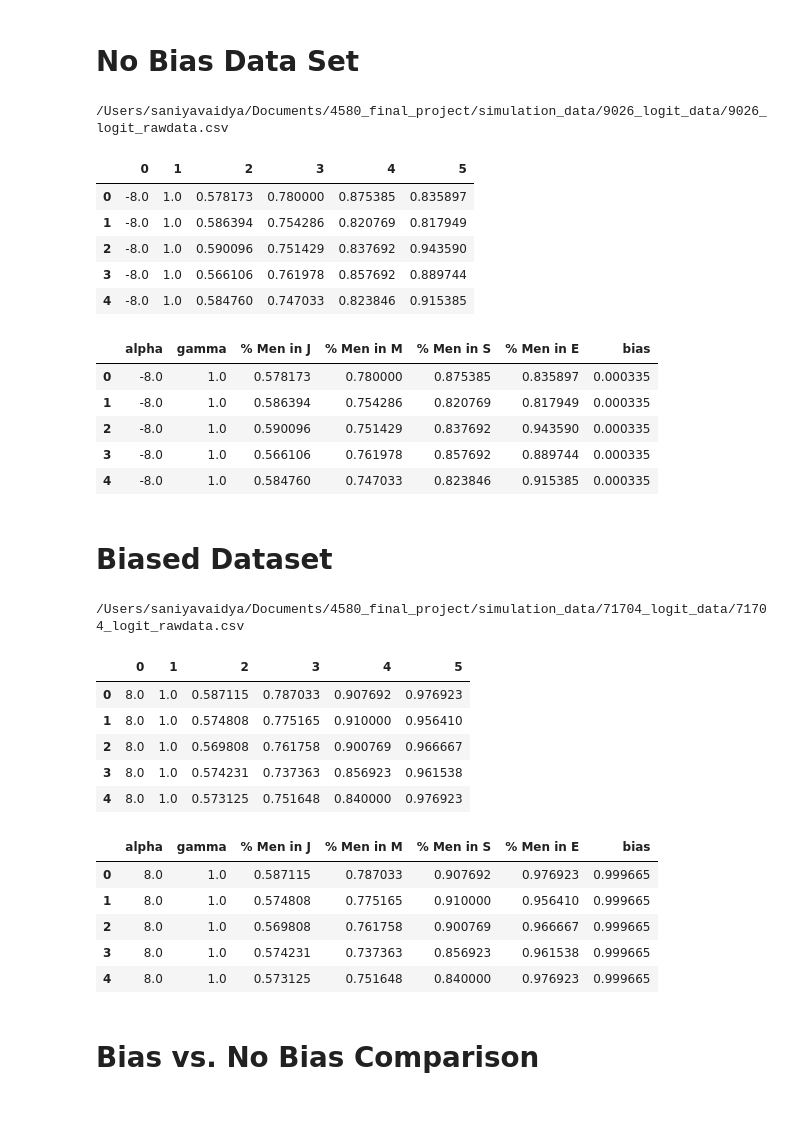
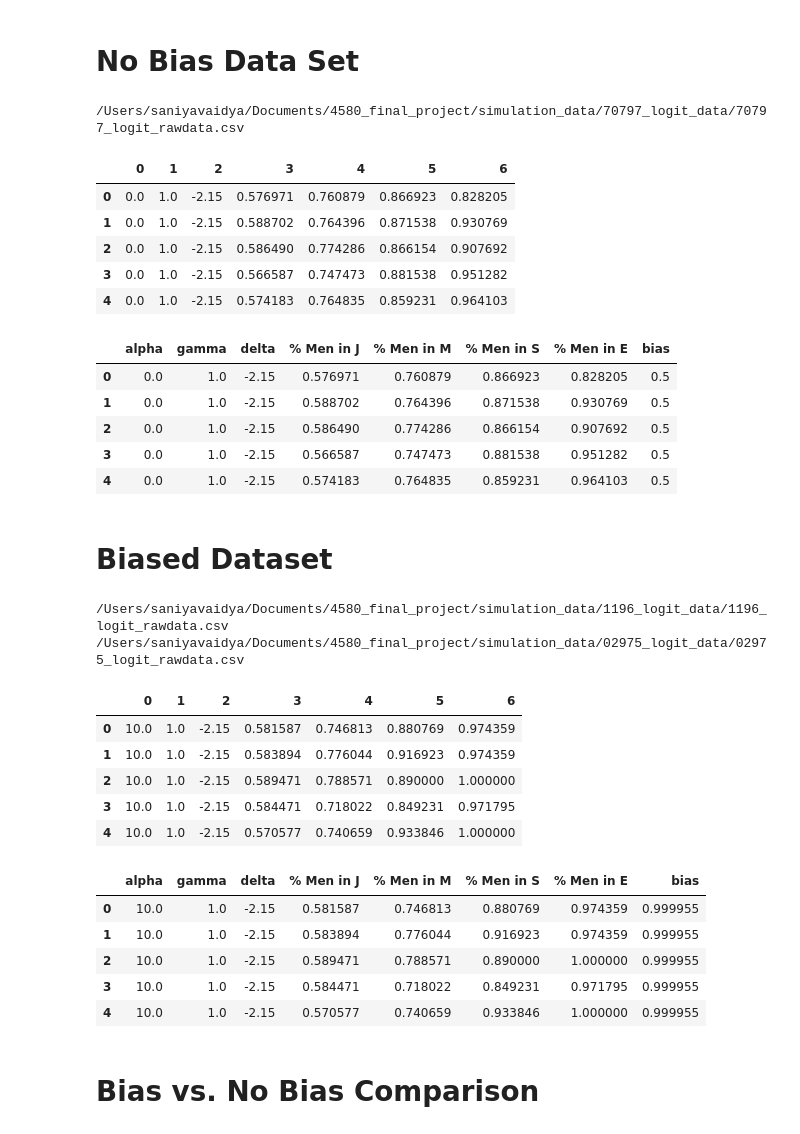
Before and after one commit to bmosh/4580_final_project, a Jupyter notebook: Linear_Regression.ipynb, the cells around one changed output. Cells and saved outputs as stored; diff of their text form; code cells hidden in the pictures.

```diff
--- a/Linear_Regression.ipynb
+++ b/Linear_Regression.ipynb
@@ -10,7 +10,7 @@ import math
 # %% [markdown]
 # No Bias Data Set
 # %%
-ts = '9026'
+ts = '70797'
 sim_type = 'logit'
 
 path = os.path.join(os.getcwd(), "simulation_data")
@@ -22,24 +22,24 @@ print(path)
 df_nb = pd.read_csv(path,header=None).T
 df_nb.head()
 # %% [output]
-/Users/saniyavaidya/Documents/4580_final_project/simulation_data/9026_logit_data/9026_logit_rawdata.csv
+/Users/saniyavaidya/Documents/4580_final_project/simulation_data/70797_logit_data/70797_logit_rawdata.csv
-|  | 0 | 1 | 2 | 3 | 4 | 5 |
-| 0 | -8.0 | 1.0 | 0.578173 | 0.780000 | 0.875385 | 0.835897 |
-| 1 | -8.0 | 1.0 | 0.586394 | 0.754286 | 0.820769 | 0.817949 |
-| 2 | -8.0 | 1.0 | 0.590096 | 0.751429 | 0.837692 | 0.943590 |
-| 3 | -8.0 | 1.0 | 0.566106 | 0.761978 | 0.857692 | 0.889744 |
-| 4 | -8.0 | 1.0 | 0.584760 | 0.747033 | 0.823846 | 0.915385 |
+|  | 0 | 1 | 2 | 3 | 4 | 5 | 6 |
+| 0 | 0.0 | 1.0 | -2.15 | 0.576971 | 0.760879 | 0.866923 | 0.828205 |
+| 1 | 0.0 | 1.0 | -2.15 | 0.588702 | 0.764396 | 0.871538 | 0.930769 |
+| 2 | 0.0 | 1.0 | -2.15 | 0.586490 | 0.774286 | 0.866154 | 0.907692 |
+| 3 | 0.0 | 1.0 | -2.15 | 0.566587 | 0.747473 | 0.881538 | 0.951282 |
+| 4 | 0.0 | 1.0 | -2.15 | 0.574183 | 0.764835 | 0.859231 | 0.964103 |
 # %%
-df_nb = df_nb.rename(columns={0: "alpha", 1: "gamma", 2: "% Men in J", 3: "% Men in M", 4: "% Men in S" , 5: "% Men in E"})
+df_nb = df_nb.rename(columns={0: "alpha", 1: "gamma", 2: "delta", 3: "% Men in J", 4: "% Men in M", 5: "% Men in S" , 6: "% Men in E"})
 df_nb['bias'] = (math.e**df_nb['alpha']) / (1+math.e**df_nb['alpha'])
 df_nb.head()
 # %% [output]
-|  | alpha | gamma | % Men in J | % Men in M | % Men in S | % Men in E | bias |
-| 0 | -8.0 | 1.0 | 0.578173 | 0.780000 | 0.875385 | 0.835897 | 0.000335 |
-| 1 | -8.0 | 1.0 | 0.586394 | 0.754286 | 0.820769 | 0.817949 | 0.000335 |
-| 2 | -8.0 | 1.0 | 0.590096 | 0.751429 | 0.837692 | 0.943590 | 0.000335 |
-| 3 | -8.0 | 1.0 | 0.566106 | 0.761978 | 0.857692 | 0.889744 | 0.000335 |
-| 4 | -8.0 | 1.0 | 0.584760 | 0.747033 | 0.823846 | 0.915385 | 0.000335 |
+|  | alpha | gamma | delta | % Men in J | % Men in M | % Men in S | % Men in E | bias |
+| 0 | 0.0 | 1.0 | -2.15 | 0.576971 | 0.760879 | 0.866923 | 0.828205 | 0.5 |
+| 1 | 0.0 | 1.0 | -2.15 | 0.588702 | 0.764396 | 0.871538 | 0.930769 | 0.5 |
+| 2 | 0.0 | 1.0 | -2.15 | 0.586490 | 0.774286 | 0.866154 | 0.907692 | 0.5 |
+| 3 | 0.0 | 1.0 | -2.15 | 0.566587 | 0.747473 | 0.881538 | 0.951282 | 0.5 |
+| 4 | 0.0 | 1.0 | -2.15 | 0.574183 | 0.764835 | 0.859231 | 0.964103 | 0.5 |
 # %%
 mean_nb = df_nb.mean()
 std_nb = df_nb.std()
@@ -47,7 +47,7 @@ hw_nb = 1.96*std_nb/math.sqrt(len(df_nb))
 # %% [markdown]
 # Biased Dataset
 # %%
-ts = '71704'
+ts = '1196'
 sim_type = 'logit'
 
 path = os.path.join(os.getcwd(), "simulation_data")
@@ -58,25 +58,42 @@ print(path)
 
 df_b = pd.read_csv(path,header=None).T
 df_b.head()
+
+ts = '02975'
+sim_type = 'logit'
+
+path = os.path.join(os.getcwd(), "simulation_data")
+folder_path = os.path.join(path, "%s_%s_data" % (ts, sim_type))
+listing = ts + "_" + sim_type + "_rawdata.csv"
+path = os.path.join(folder_path, listing)
+print(path)
+
+df_bb = pd.read_csv(path,header=None).T
+df_bb.head()
 # %% [output]
-/Users/saniyavaidya/Documents/4580_final_project/simulation_data/71704_logit_data/71704_logit_rawdata.csv
+/Users/saniyavaidya/Documents/4580_final_project/simulation_data/1196_logit_data/1196_logit_rawdata.csv
+/Users/saniyavaidya/Documents/4580_final_project/simulation_data/02975_logit_data/02975_logit_rawdata.csv
-|  | 0 | 1 | 2 | 3 | 4 | 5 |
-| 0 | 8.0 | 1.0 | 0.587115 | 0.787033 | 0.907692 | 0.976923 |
-| 1 | 8.0 | 1.0 | 0.574808 | 0.775165 | 0.910000 | 0.956410 |
-| 2 | 8.0 | 1.0 | 0.569808 | 0.761758 | 0.900769 | 0.966667 |
-| 3 | 8.0 | 1.0 | 0.574231 | 0.737363 | 0.856923 | 0.961538 |
-| 4 | 8.0 | 1.0 | 0.573125 | 0.751648 | 0.840000 | 0.976923 |
+|  | 0 | 1 | 2 | 3 | 4 | 5 | 6 |
+| 0 | 10.0 | 1.0 | -2.15 | 0.581587 | 0.746813 | 0.880769 | 0.974359 |
+| 1 | 10.0 | 1.0 | -2.15 | 0.583894 | 0.776044 | 0.916923 | 0.974359 |
+| 2 | 10.0 | 1.0 | -2.15 | 0.589471 | 0.788571 | 0.890000 | 1.000000 |
+| 3 | 10.0 | 1.0 | -2.15 | 0.584471 | 0.718022 | 0.849231 | 0.971795 |
+| 4 | 10.0 | 1.0 | -2.15 | 0.570577 | 0.740659 | 0.933846 | 1.000000 |
 # %%
-df_b = df_b.rename(columns={0: "alpha", 1: "gamma", 2: "% Men in J", 3: "% Men in M", 4: "% Men in S" , 5: "% Men in E"})
+df_b = df_b.rename(columns={0: "alpha", 1: "gamma", 2: "delta", 3: "% Men in J", 4: "% Men in M", 5: "% Men in S" , 6: "% Men in E"})
 df_b['bias'] = (math.e**df_b['alpha']) / (1+math.e**df_b['alpha'])
 df_b.head()
+
+df_bb = df_bb.rename(columns={0: "alpha", 1: "gamma", 2: "delta", 3: "% Men in J", 4: "% Men in M", 5: "% Men in S" , 6: "% Men in E"})
+df_bb['bias'] = (math.e**df_bb['alpha']) / (1+math.e**df_bb['alpha'])
+df_bb.head()
 # %% [output]
-|  | alpha | gamma | % Men in J | % Men in M | % Men in S | % Men in E | bias |
-| 0 | 8.0 | 1.0 | 0.587115 | 0.787033 | 0.907692 | 0.976923 | 0.999665 |
-| 1 | 8.0 | 1.0 | 0.574808 | 0.775165 | 0.910000 | 0.956410 | 0.999665 |
-| 2 | 8.0 | 1.0 | 0.569808 | 0.761758 | 0.900769 | 0.966667 | 0.999665 |
-| 3 | 8.0 | 1.0 | 0.574231 | 0.737363 | 0.856923 | 0.961538 | 0.999665 |
-| 4 | 8.0 | 1.0 | 0.573125 | 0.751648 | 0.840000 | 0.976923 | 0.999665 |
+|  | alpha | gamma | delta | % Men in J | % Men in M | % Men in S | % Men in E | bias |
+| 0 | 10.0 | 1.0 | -2.15 | 0.581587 | 0.746813 | 0.880769 | 0.974359 | 0.999955 |
+| 1 | 10.0 | 1.0 | -2.15 | 0.583894 | 0.776044 | 0.916923 | 0.974359 | 0.999955 |
+| 2 | 10.0 | 1.0 | -2.15 | 0.589471 | 0.788571 | 0.890000 | 1.000000 | 0.999955 |
+| 3 | 10.0 | 1.0 | -2.15 | 0.584471 | 0.718022 | 0.849231 | 0.971795 | 0.999955 |
+| 4 | 10.0 | 1.0 | -2.15 | 0.570577 | 0.740659 | 0.933846 | 1.000000 | 0.999955 |
 # %%
 mean_b = df_b.mean()
 std_b = df_b.std()
```
Also changed, not shown: parts of 21 cells of this notebook, 16 other files.
